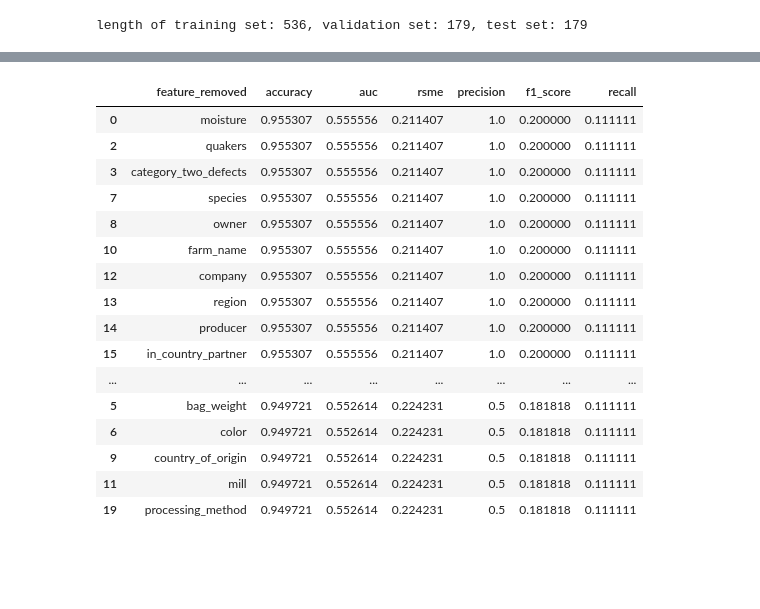
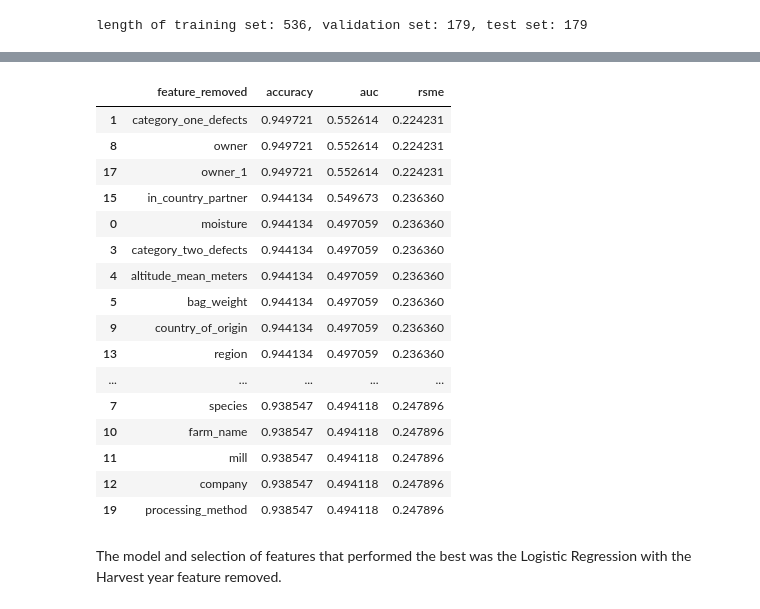
Before and after one commit to sleepypioneer/coffee-quality, a Jupyter notebook: analysis/notebooks/model_training.ipynb, the cells around one changed output, grey strips where cells are left out. Cells and saved outputs as stored; diff of their text form; code cells hidden in the pictures; blank space fills up the shorter version.

```diff
--- a/analysis/notebooks/model_training.ipynb
+++ b/analysis/notebooks/model_training.ipynb
@@ -112,22 +156,24 @@ feature_set = numerical_features + categorical_features
 # %%
-scores_df = check_feature_importance(feature_set, df_train, y_train, df_val, y_val)
-scores_df.sort_values(by=["accuracy", "auc", "rsme", "precision", "f1_score", "recall"], ascending=[0, 0, 1, 0 , 0, 0])
+scores_df = check_feature_importance(feature_set, df_train, y_train, df_val, y_val, model_type="RF")
+scores_df.sort_values(by=["accuracy", "auc", "rsme"], ascending=[0, 0, 1])
 # %% [output]
-|  | feature_removed | accuracy | auc | rsme | precision | f1_score | recall |
-| 0 | moisture | 0.955307 | 0.555556 | 0.211407 | 1.0 | 0.200000 | 0.111111 |
-| 2 | quakers | 0.955307 | 0.555556 | 0.211407 | 1.0 | 0.200000 | 0.111111 |
-| 3 | category_two_defects | 0.955307 | 0.555556 | 0.211407 | 1.0 | 0.200000 | 0.111111 |
-| 7 | species | 0.955307 | 0.555556 | 0.211407 | 1.0 | 0.200000 | 0.111111 |
-| 8 | owner | 0.955307 | 0.555556 | 0.211407 | 1.0 | 0.200000 | 0.111111 |
-| 10 | farm_name | 0.955307 | 0.555556 | 0.211407 | 1.0 | 0.200000 | 0.111111 |
-| 12 | company | 0.955307 | 0.555556 | 0.211407 | 1.0 | 0.200000 | 0.111111 |
-| 13 | region | 0.955307 | 0.555556 | 0.211407 | 1.0 | 0.200000 | 0.111111 |
-| 14 | producer | 0.955307 | 0.555556 | 0.211407 | 1.0 | 0.200000 | 0.111111 |
-| 15 | in_country_partner | 0.955307 | 0.555556 | 0.211407 | 1.0 | 0.200000 | 0.111111 |
-| ... | ... | ... | ... | ... | ... | ... | ... |
-| 5 | bag_weight | 0.949721 | 0.552614 | 0.224231 | 0.5 | 0.181818 | 0.111111 |
-| 6 | color | 0.949721 | 0.552614 | 0.224231 | 0.5 | 0.181818 | 0.111111 |
-| 9 | country_of_origin | 0.949721 | 0.552614 | 0.224231 | 0.5 | 0.181818 | 0.111111 |
-| 11 | mill | 0.949721 | 0.552614 | 0.224231 | 0.5 | 0.181818 | 0.111111 |
-| 19 | processing_method | 0.949721 | 0.552614 | 0.224231 | 0.5 | 0.181818 | 0.111111 |
+|  | feature_removed | accuracy | auc | rsme |
+| 1 | category_one_defects | 0.949721 | 0.552614 | 0.224231 |
+| 8 | owner | 0.949721 | 0.552614 | 0.224231 |
+| 17 | owner_1 | 0.949721 | 0.552614 | 0.224231 |
+| 15 | in_country_partner | 0.944134 | 0.549673 | 0.236360 |
+| 0 | moisture | 0.944134 | 0.497059 | 0.236360 |
+| 3 | category_two_defects | 0.944134 | 0.497059 | 0.236360 |
+| 4 | altitude_mean_meters | 0.944134 | 0.497059 | 0.236360 |
+| 5 | bag_weight | 0.944134 | 0.497059 | 0.236360 |
+| 9 | country_of_origin | 0.944134 | 0.497059 | 0.236360 |
+| 13 | region | 0.944134 | 0.497059 | 0.236360 |
+| ... | ... | ... | ... | ... |
+| 7 | species | 0.938547 | 0.494118 | 0.247896 |
+| 10 | farm_name | 0.938547 | 0.494118 | 0.247896 |
+| 11 | mill | 0.938547 | 0.494118 | 0.247896 |
+| 12 | company | 0.938547 | 0.494118 | 0.247896 |
+| 19 | processing_method | 0.938547 | 0.494118 | 0.247896 |
+# %% [markdown]
+The model and selection of features that performed the best was the Logistic Regression with the Harvest year feature removed.
 # %%
```
Also changed, not shown: parts of 24 cells of this notebook, 4 other files.
